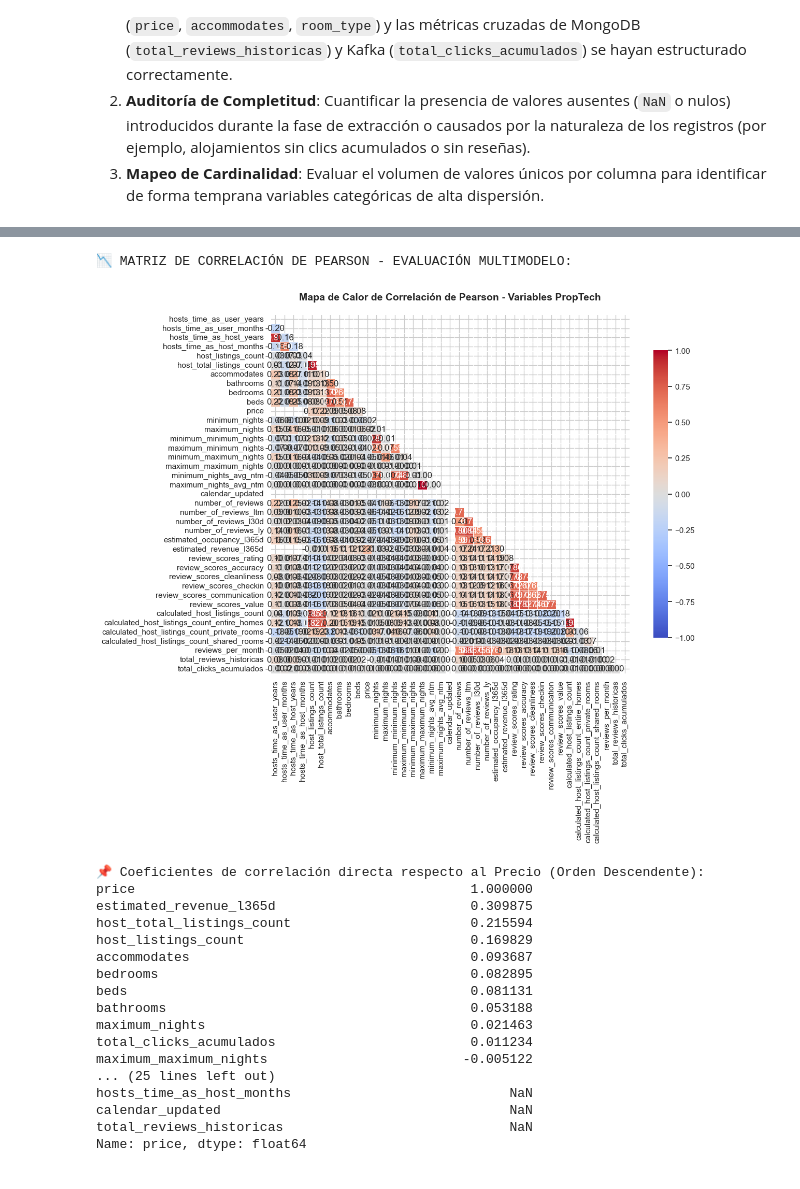
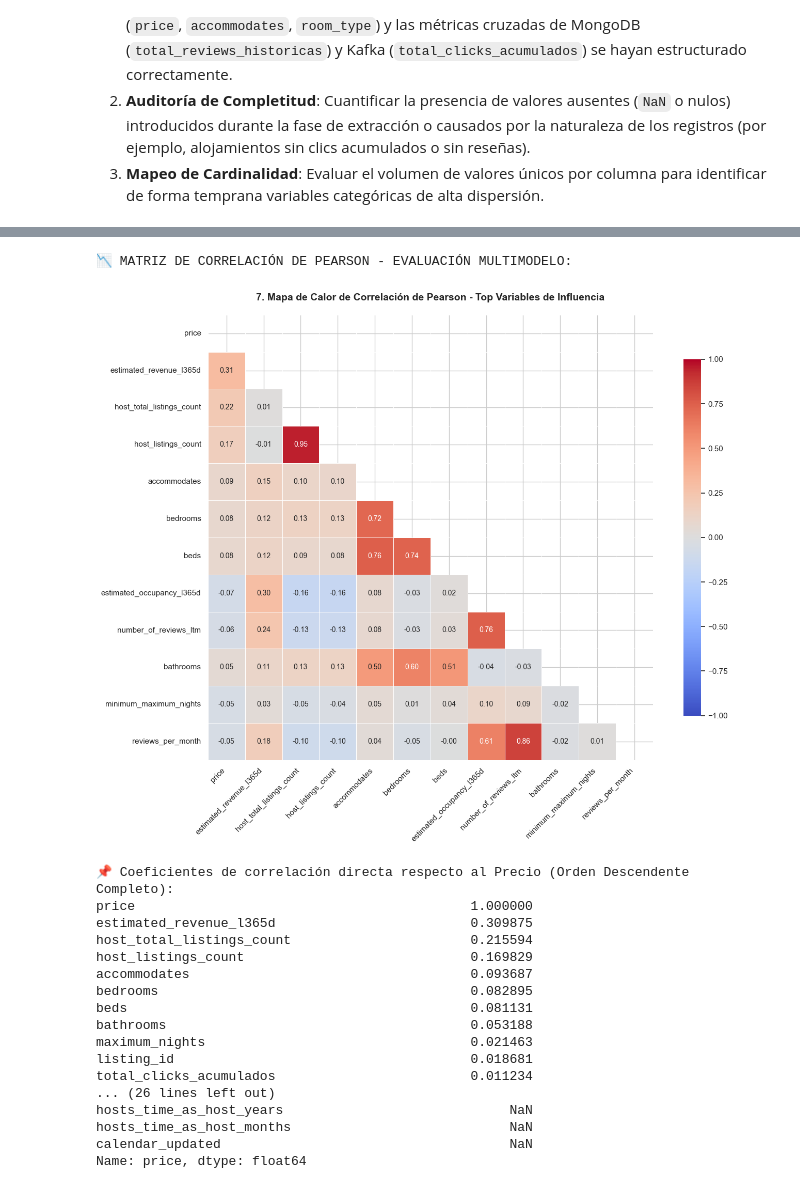
Before and after one commit to RicardoFM30/PFC, a Jupyter notebook: notebooks/hito_01_analisis_exploratorio_y_preparación_de_datos.ipynb, the cells around one changed output, grey strips where cells are left out. Saved outputs shown, nothing was run; the diff lists cells and outputs as text; code cells hidden in the pictures.

```diff
--- a/notebooks/hito_01_analisis_exploratorio_y_preparación_de_datos.ipynb
+++ b/notebooks/hito_01_analisis_exploratorio_y_preparación_de_datos.ipynb
@@ -335,29 +539,49 @@ Para una correcta interpretación académica, representaremos la matriz mediante
 # %%
 print("📉 MATRIZ DE CORRELACIÓN DE PEARSON - EVALUACIÓN MULTIMODELO:\n")
 
 # 1. Aislar las características numéricas, excluyendo coordenadas geográficas primarias
 df_num = df.select_dtypes(include=[np.number]).drop(columns=['latitude', 'longitude'], errors='ignore')
 
-# 2. Calcular los coeficientes de Pearson
-matriz_corr = df_num.corr(method='pearson')
+# 2. Calcular los coeficientes de Pearson de todo el dataset
+matriz_corr_completa = df_num.corr(method='pearson')
+
+# 🎯 OPTIMIZACIÓN DE INGENIERÍA: Seleccionar el Top 12 de variables con mayor impacto absoluto en el precio
+# Esto evita que el Heatmap sature la pantalla y superponga los números
+top_influencias = matriz_corr_completa['price'].abs().sort_values(ascending=False).index[:12]
+matriz_visual = matriz_corr_completa.loc[top_influencias, top_influencias]
 
 # 3. Generar una máscara booleana para ocultar la mitad superior simétrica
-mask = np.triu(np.ones_like(matriz_corr, dtype=bool))
+mask = np.triu(np.ones_like(matriz_visual, dtype=bool))
 
 # 4. Dibujar el mapa de calor adaptado para informes de TFM
-plt.figure(figsize=(12, 9))
-sns.heatmap(matriz_corr, annot=True, fmt=".2f", cmap="coolwarm", mask=mask,
-            vmin=-1, vmax=1, square=True, linewidths=.5, cbar_kws={"shrink": .8})
+plt.figure(figsize=(14, 11))
+sns.heatmap(
+    matriz_visual,
+    annot=True,
+    fmt=".2f",
+    cmap="coolwarm",
+    mask=mask,
+    vmin=-1,
+    vmax=1,
+    square=True,
+    linewidths=.5,
+    cbar_kws={"shrink": .8},
+    annot_kws={"size": 10} # Tamaño de fuente óptimo para los números internos
+)
 
-plt.title('Mapa de Calor de Correlación de Pearson - Variables PropTech', fontsize=14, fontweight='bold', pad=20)
+plt.title('7. Mapa de Calor de Correlación de Pearson - Top Variables de Influencia', fontsize=14, fontweight='bold', pad=20)
+plt.xticks(rotation=45, ha='right')
+plt.yticks(rotation=0)
+plt.tight_layout()
 plt.show()
 
-print("📌 Coeficientes de correlación directa respecto al Precio (Orden Descendente):")
-print(matriz_corr['price'].sort_values(ascending=False))
+# 5. El print sí te muestra el listado completo ordenado de forma descendente
+print("\n📌 Coeficientes de correlación directa respecto al Precio (Orden Descendente Completo):")
+print(matriz_corr_completa['price'].sort_values(ascending=False))
 # %% [output]
 📉 MATRIZ DE CORRELACIÓN DE PEARSON - EVALUACIÓN MULTIMODELO:
-[figure, old version]
+[figure, new version]
-📌 Coeficientes de correlación directa respecto al Precio (Orden Descendente):
+📌 Coeficientes de correlación directa respecto al Precio (Orden Descendente Completo):
 price                                           1.000000
 estimated_revenue_l365d                         0.309875
 host_total_listings_count                       0.215594
@@ -367,10 +591,10 @@ bedrooms                                        0.082895
 beds                                            0.081131
 bathrooms                                       0.053188
 maximum_nights                                  0.021463
+listing_id                                      0.018681
 total_clicks_acumulados                         0.011234
-maximum_maximum_nights                         -0.005122
-... (25 lines left out)
+... (26 lines left out)
+hosts_time_as_host_years                             NaN
 hosts_time_as_host_months                            NaN
 calendar_updated                                     NaN
-total_reviews_historicas                             NaN
 Name: price, dtype: float64
```
Also changed, not shown: parts of 47 cells of this notebook, 4 other files.
